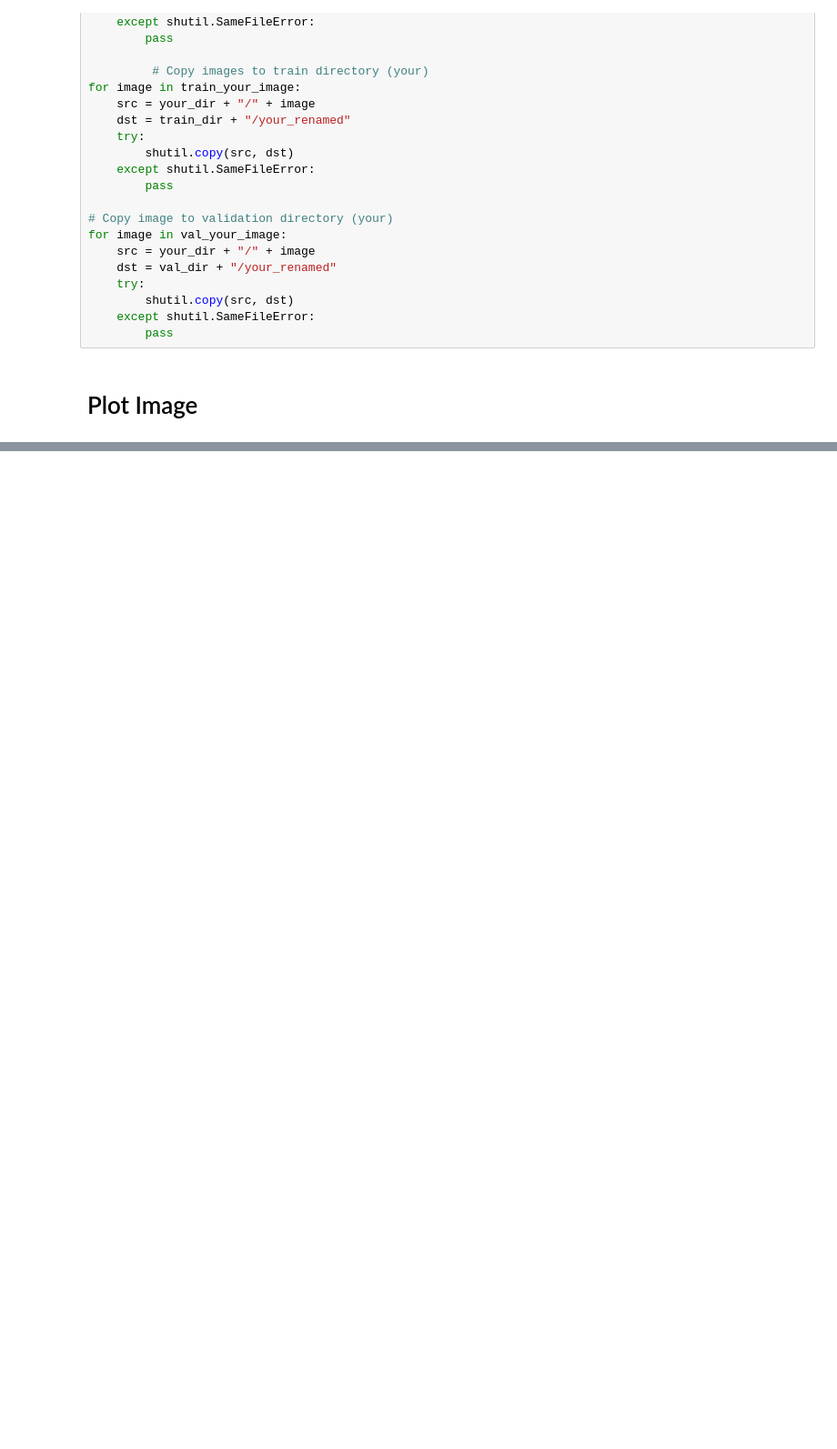
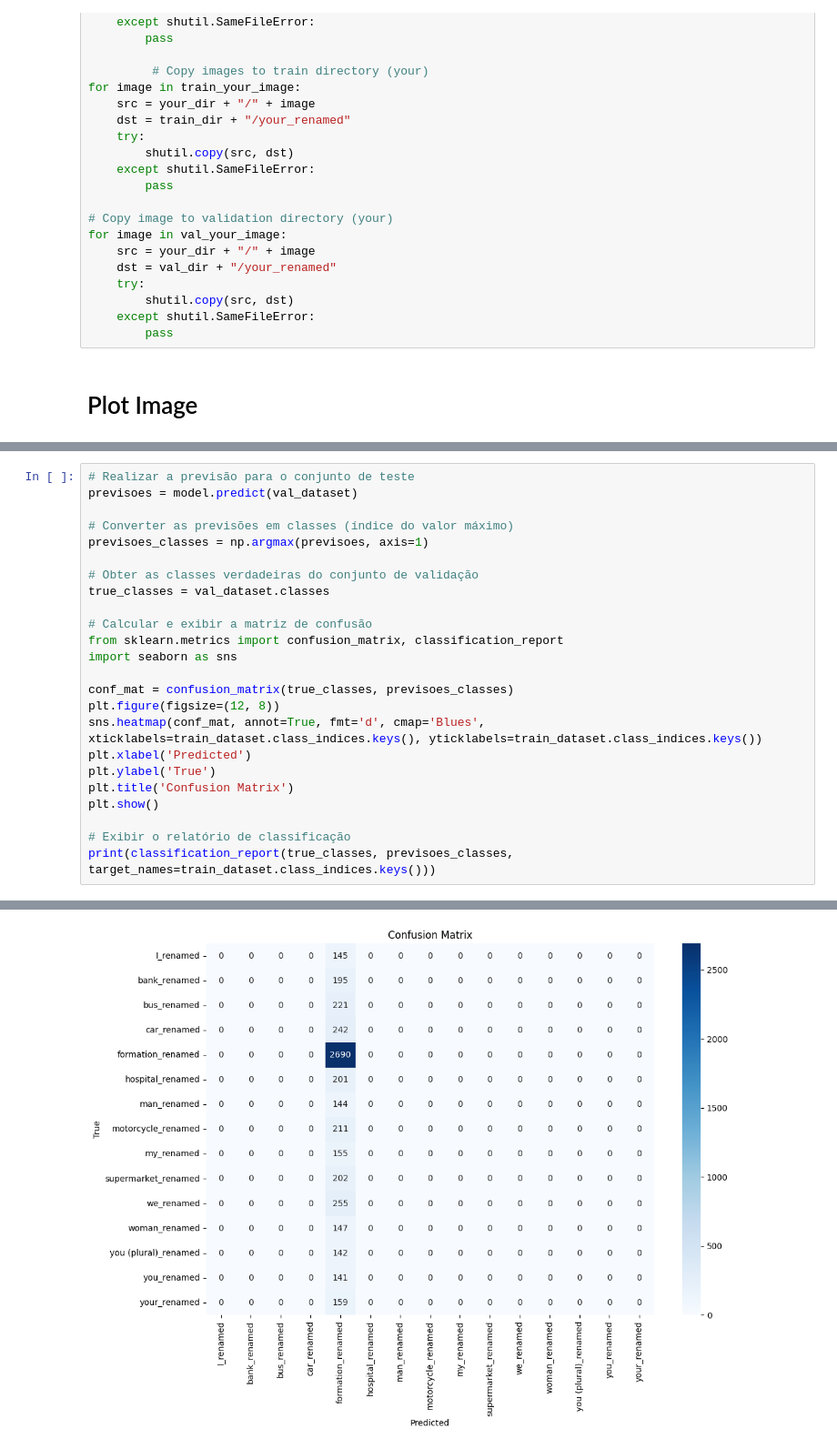
Before and after one commit to Libhinny/ReconhecimentoDeSinais, a Jupyter notebook: main.ipynb, the cells around one changed output, grey strips where cells are left out. Shown at 91% size. Saved outputs shown, nothing was run; the diff lists cells and outputs as text; blank space fills up the shorter version.

```diff
--- a/main.ipynb
+++ b/main.ipynb
@@ -676,0 +607,25 @@ model.summary()
+# %%
+# Realizar a previsão para o conjunto de teste
+previsoes = model.predict(val_dataset)
+
+# Converter as previsões em classes (índice do valor máximo)
+previsoes_classes = np.argmax(previsoes, axis=1)
+
+# Obter as classes verdadeiras do conjunto de validação
+true_classes = val_dataset.classes
+
+# Calcular e exibir a matriz de confusão
+from sklearn.metrics import confusion_matrix, classification_report
+import seaborn as sns
+
+conf_mat = confusion_matrix(true_classes, previsoes_classes)
+plt.figure(figsize=(12, 8))
+sns.heatmap(conf_mat, annot=True, fmt='d', cmap='Blues', xticklabels=train_dataset.class_indices.keys(), yticklabels=train_dataset.class_indices.keys())
+plt.xlabel('Predicted')
+plt.ylabel('True')
+plt.title('Confusion Matrix')
+plt.show()
+
+# Exibir o relatório de classificação
+print(classification_report(true_classes, previsoes_classes, target_names=train_dataset.class_indices.keys()))
+# %% [output]
@@ -676,0 +633 @@ model.summary()
+[figure, added]
```
Also changed, not shown: parts of 22 cells of this notebook, 6 other files.
